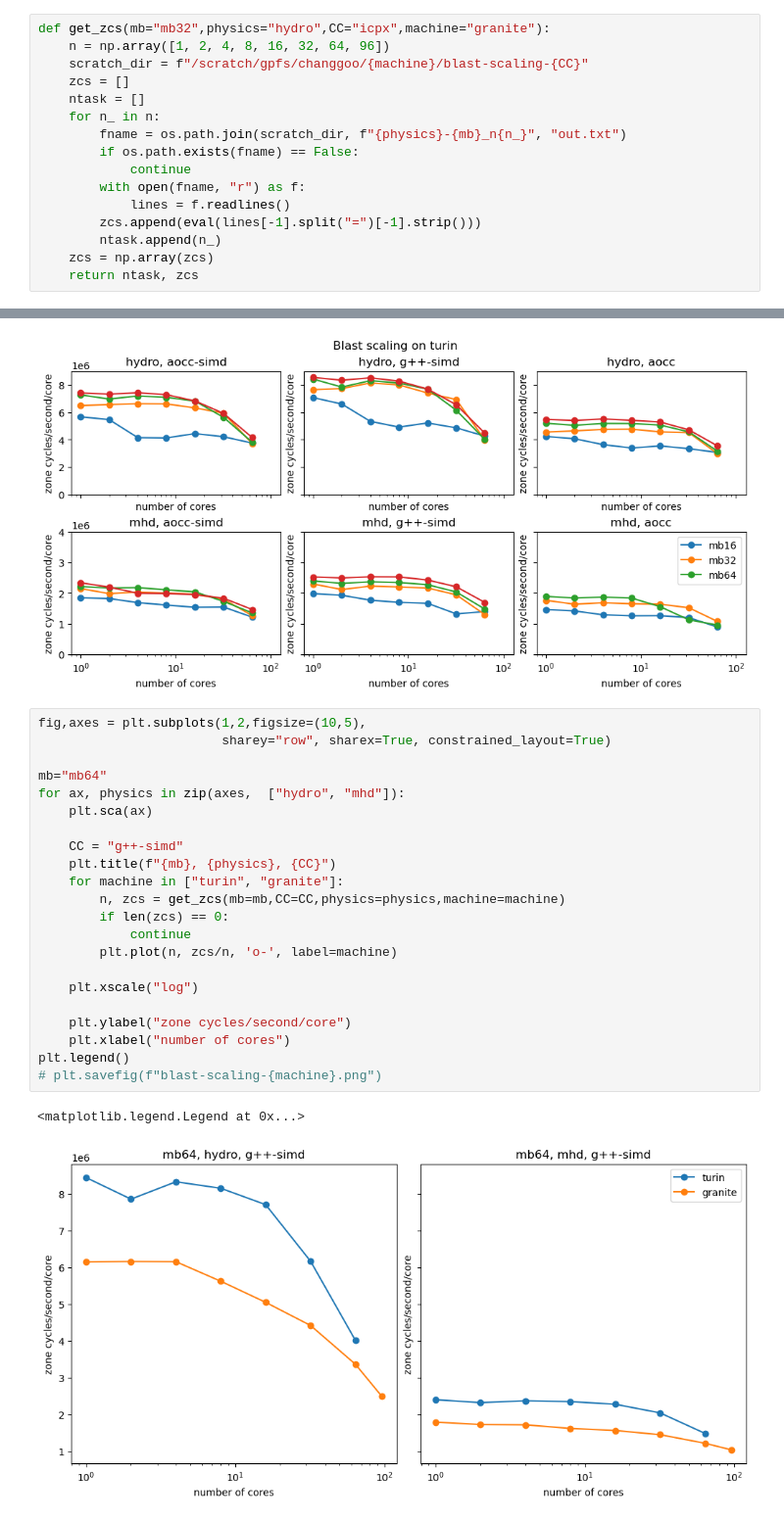
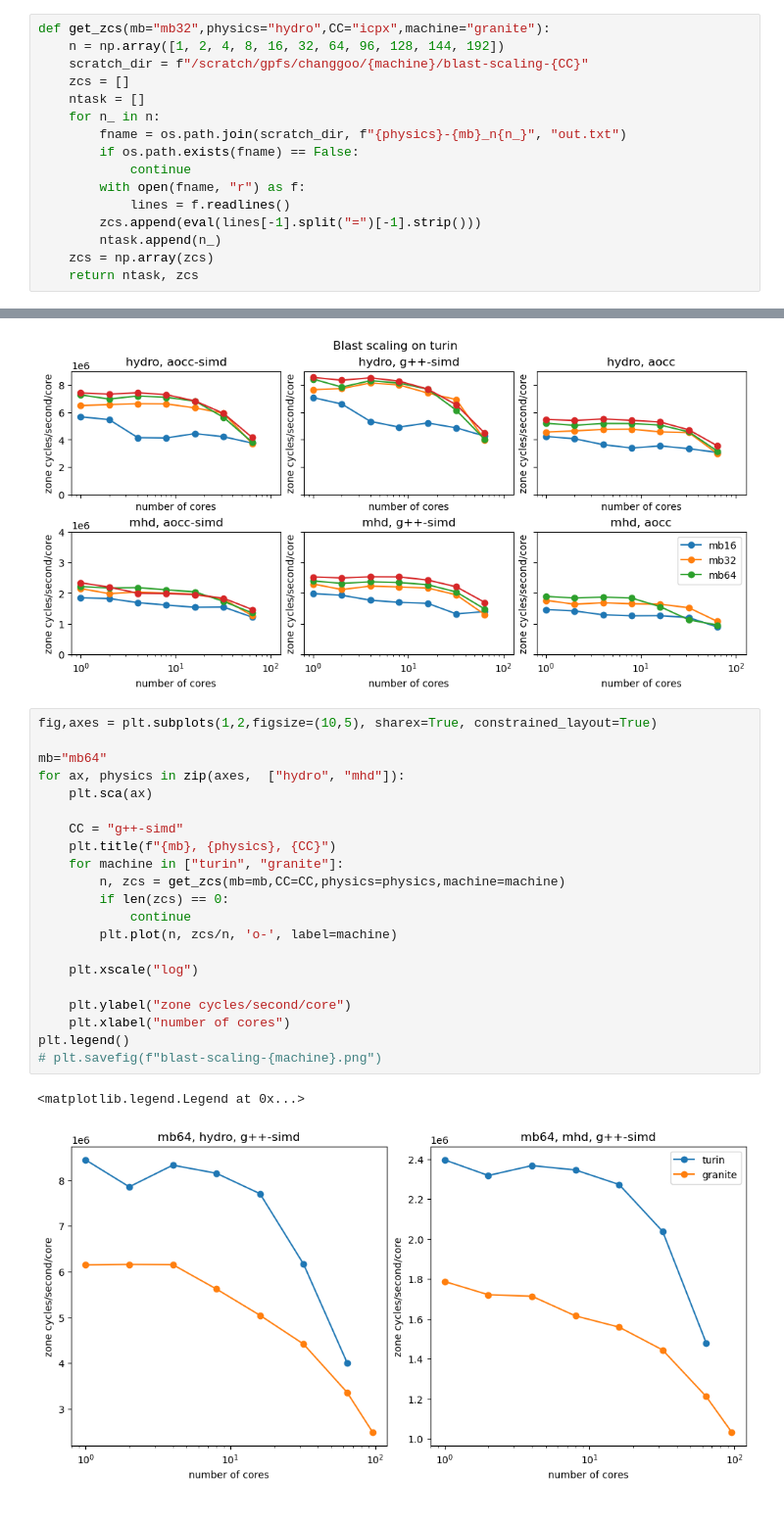
Before and after one commit to changgoo/tigris_scripts, a Jupyter notebook: benchmark/scaling.ipynb, the cells around one changed output, grey strips where cells are left out. Shown at 98% size. Saved outputs shown, nothing was run; the diff lists cells and outputs as text.

```diff
--- a/benchmark/scaling.ipynb
+++ b/benchmark/scaling.ipynb
@@ -4,7 +4,7 @@ import matplotlib.pyplot as plt
 import os
 # %%
 def get_zcs(mb="mb32",physics="hydro",CC="icpx",machine="granite"):
-    n = np.array([1, 2, 4, 8, 16, 32, 64, 96])
+    n = np.array([1, 2, 4, 8, 16, 32, 64, 96, 128, 144, 192])
     scratch_dir = f"/scratch/gpfs/changgoo/{machine}/blast-scaling-{CC}"
     zcs = []
     ntask = []
@@ -124,29 +124,28 @@ plt.savefig(f"blast-scaling-{machine}.png")
 # %% [output]
 [figure]
 # %%
-fig,axes = plt.subplots(1,2,figsize=(10,5),
-                        sharey="row", sharex=True, constrained_layout=True)
+fig,axes = plt.subplots(1,2,figsize=(10,5), sharex=True, constrained_layout=True)
 
 mb="mb64"
 for ax, physics in zip(axes,  ["hydro", "mhd"]):
     plt.sca(ax)
 
     CC = "g++-simd"
     plt.title(f"{mb}, {physics}, {CC}")
     for machine in ["turin", "granite"]:
         n, zcs = get_zcs(mb=mb,CC=CC,physics=physics,machine=machine)
         if len(zcs) == 0:
             continue
         plt.plot(n, zcs/n, 'o-', label=machine)
 
     plt.xscale("log")
 
     plt.ylabel("zone cycles/second/core")
     plt.xlabel("number of cores")
 plt.legend()
 # plt.savefig(f"blast-scaling-{machine}.png")
 # %% [output]
 <matplotlib.legend.Legend at 0x...>
-[figure, old version]
+[figure, new version]
 # %%
 fig,axes = plt.subplots(1,2,figsize=(10,5),
```
Also changed, not shown: parts of 6 cells of this notebook.
